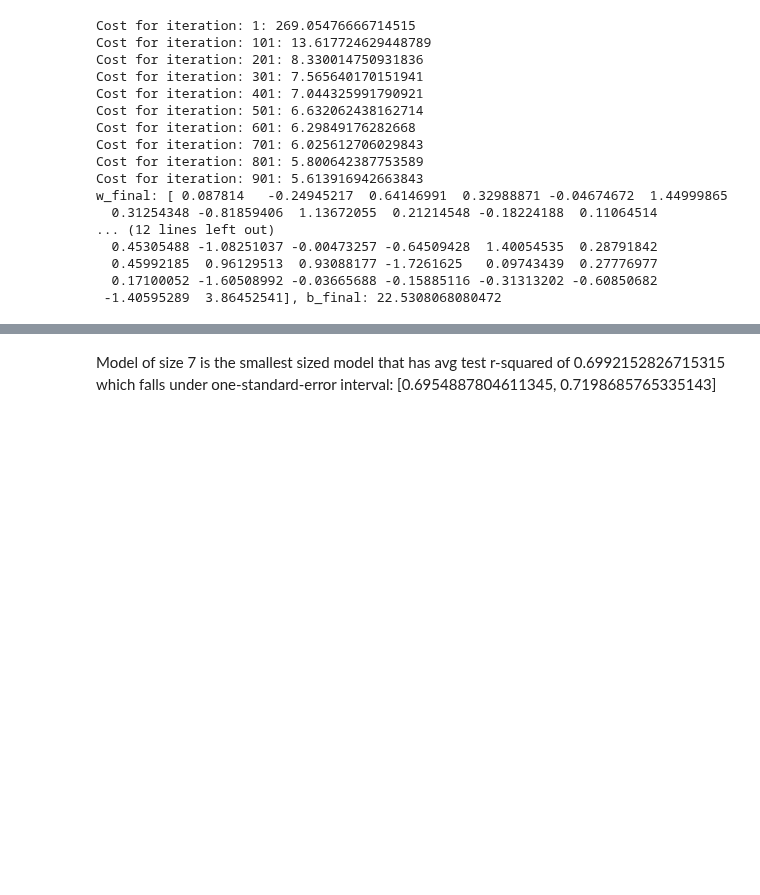
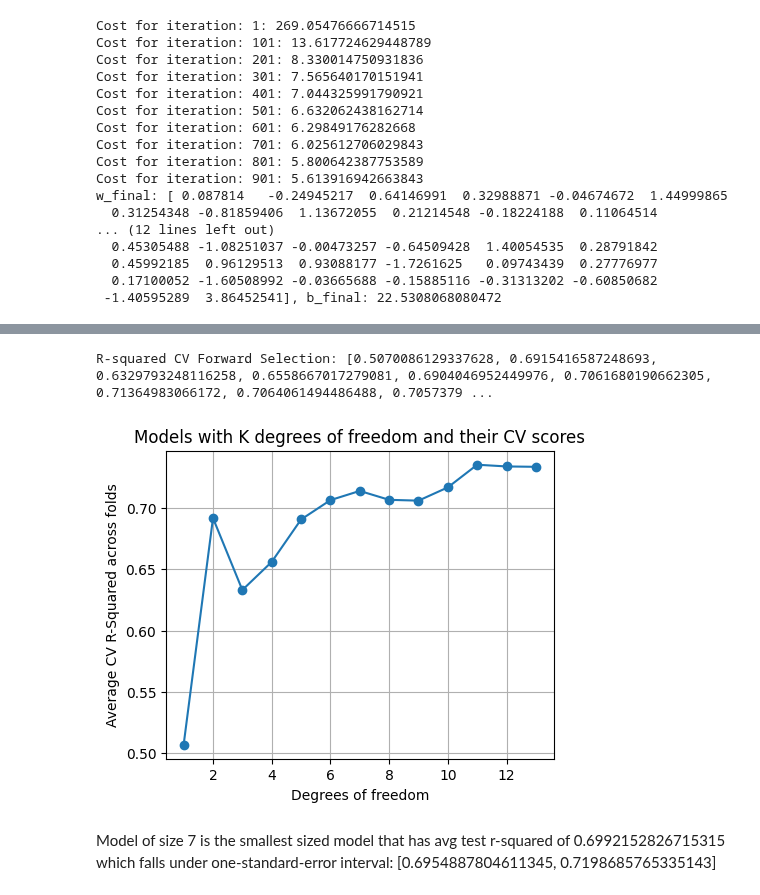
Before and after one commit to ROHIT779/ml-projects, a Jupyter notebook: regression-boston-housing/boston_housing.ipynb, the cells around one changed output, grey strips where cells are left out. Drawn from its saved outputs; the diff is of its cells as text; code cells hidden in the pictures; blank space fills up the shorter version.

Commit message:
updated VIF and forward selection

```diff
--- a/regression-boston-housing/boston_housing.ipynb
+++ b/regression-boston-housing/boston_housing.ipynb
@@ -35,8 +35,8 @@ def forward_selection(X_train, y_train, X_test, y_test):
   all_features = list(X_train.columns)
   remaining_features = list(X_train.columns)
   print(f"All Features: {all_features}")
-  p = X.shape[1]
-  m0 = np.mean(y)
+  p = X_train.shape[1]
+  m0 = np.mean(y_train)
   result = []
   for k in range(p):
     temp_features = selected_features
@@ -682,0 +681,3 @@ Exception: Stop! Work under progress!!!
+# %%
+result = forward_selection(X_train, y_train, X_cv, y_cv)
+print(result)
@@ -694 +713,17 @@ plot_forward_selection_cv_result(avg_r2_test)
+# %%
+def plot_forward_selection_result(r2_test):
+  plt.figure(figsize = (5, 4))
+  plt.plot(range(1, len(r2_test) + 1), r2_test, marker = 'o')
+  plt.xlabel('Degrees of freedom')
+  plt.ylabel('Average CV R-Squared across folds')
+  plt.title('Models with K degrees of freedom and their CV scores')
+  plt.grid(True)
+  plt.show()
+
+r2_cv = [result_i[1] for result_i in result]
+print(f'R-squared CV Forward Selection: {r2_cv}')
+plot_forward_selection_result(r2_cv)
+# %% [output]
+R-squared CV Forward Selection: [0.5070086129337628, 0.6915416587248693, 0.6329793248116258, 0.6558667017279081, 0.6904046952449976, 0.7061680190662305, 0.71364983066172, 0.7064061494486488, 0.7057379 ...
+[figure, added]
 # %%
```
Also changed, not shown: parts of 32 cells of this notebook.
